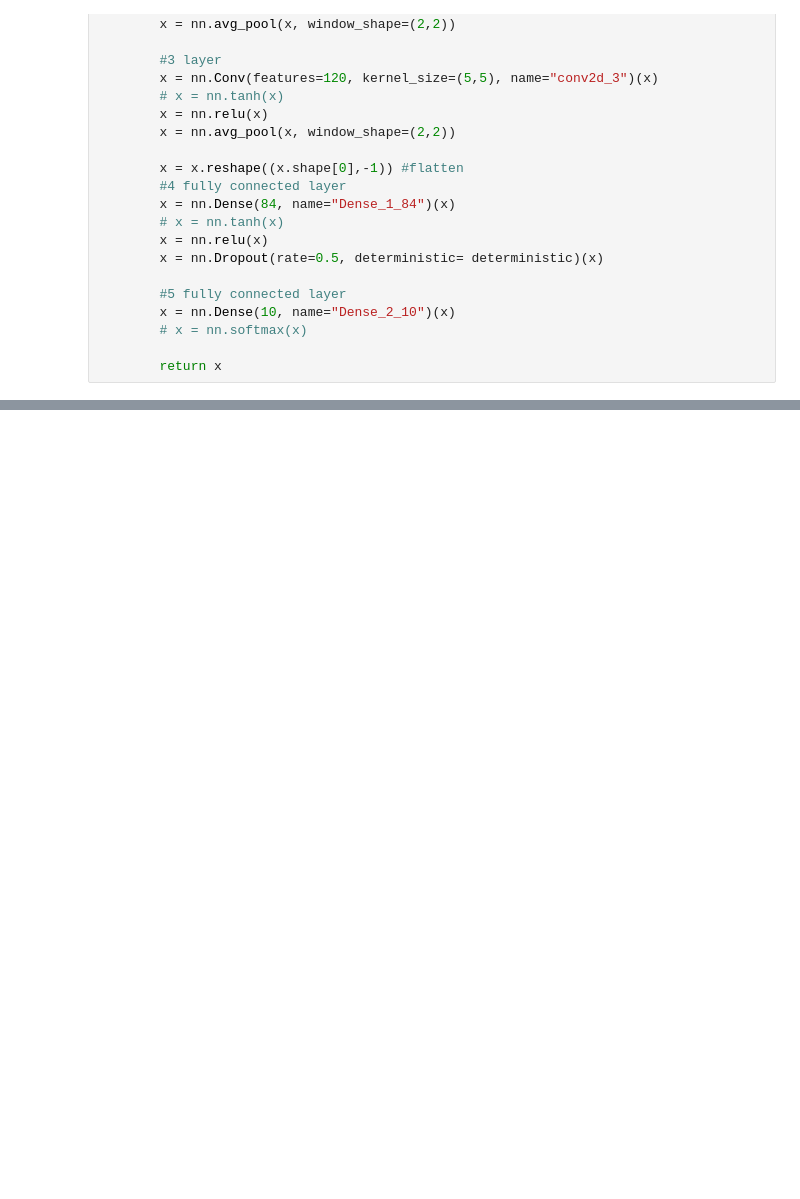
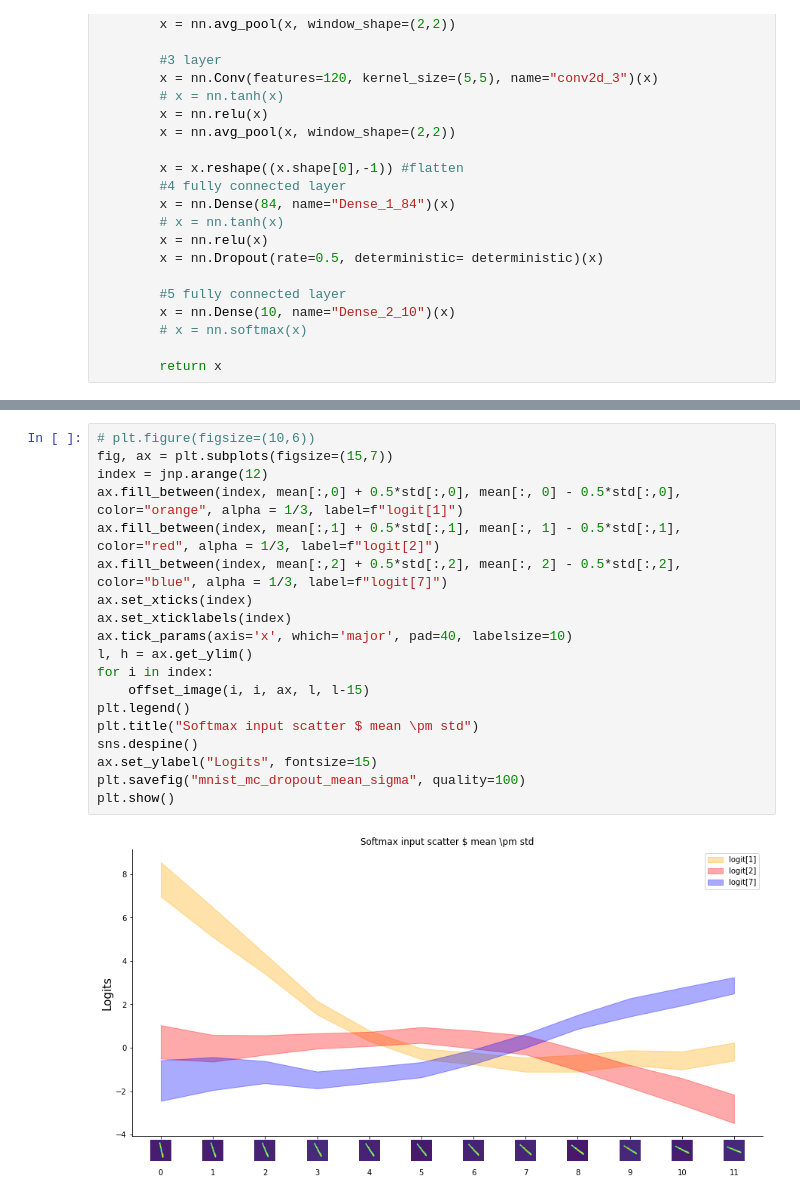
Before and after one commit to AnandShegde/bnn-zoo, a Jupyter notebook: notebooks/mc_dropout_classification_task.ipynb, the cells around one changed output, grey strips where cells are left out. Drawn from its saved outputs; the diff is of its cells as text; blank space fills up the shorter version.

```diff
--- a/notebooks/mc_dropout_classification_task.ipynb
+++ b/notebooks/mc_dropout_classification_task.ipynb
@@ -162,0 +242,21 @@ plt.
+# %%
+# plt.figure(figsize=(10,6))
+fig, ax = plt.subplots(figsize=(15,7))
+index = jnp.arange(12)
+ax.fill_between(index, mean[:,0] + 0.5*std[:,0], mean[:, 0] - 0.5*std[:,0], color="orange", alpha = 1/3, label=f"logit[1]")
+ax.fill_between(index, mean[:,1] + 0.5*std[:,1], mean[:, 1] - 0.5*std[:,1], color="red", alpha = 1/3, label=f"logit[2]")
+ax.fill_between(index, mean[:,2] + 0.5*std[:,2], mean[:, 2] - 0.5*std[:,2], color="blue", alpha = 1/3, label=f"logit[7]")
+ax.set_xticks(index)
+ax.set_xticklabels(index)
+ax.tick_params(axis='x', which='major', pad=40, labelsize=10)
+l, h = ax.get_ylim()
+for i in index:
+    offset_image(i, i, ax, l, l-15)
+plt.legend()
+plt.title("Softmax input scatter $ mean \pm std")
+sns.despine()
+ax.set_ylabel("Logits", fontsize=15)
+plt.savefig("mnist_mc_dropout_mean_sigma", quality=100)
+plt.show()
+# %% [output]
+[figure, added]
```
Also changed, not shown: parts of 34 cells of this notebook, 9 other files.
